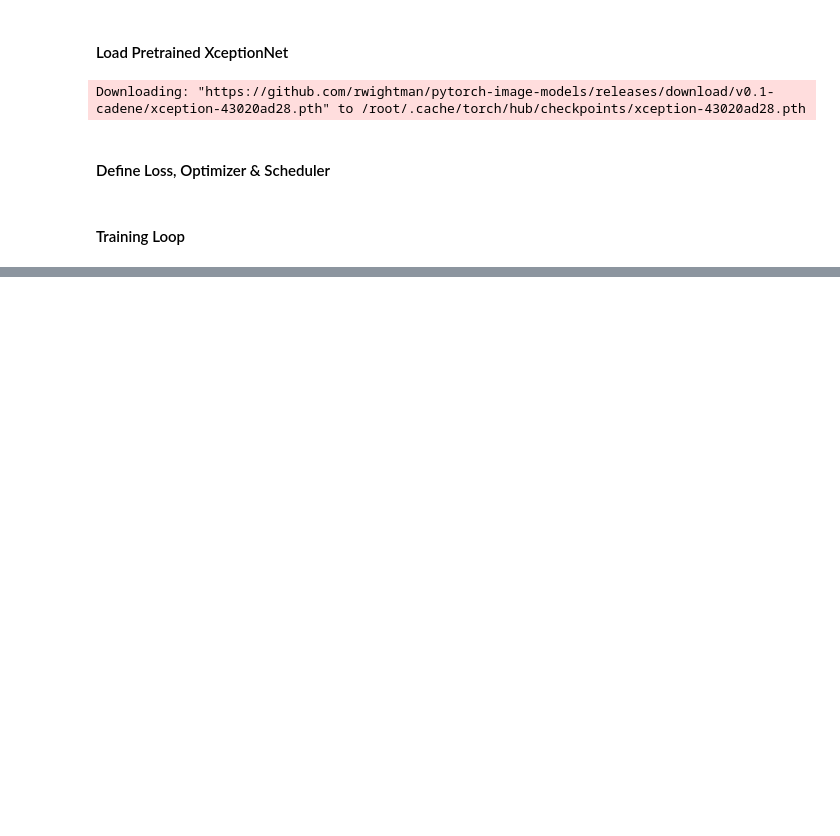
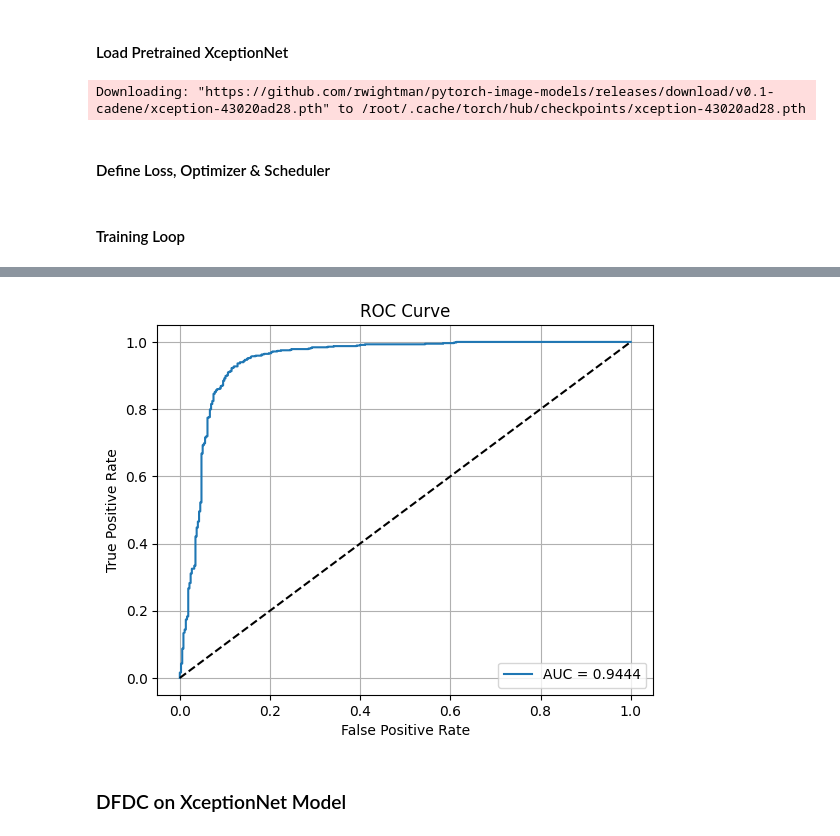
Before and after one commit to h-razu/deepfake-detection, a Jupyter notebook: deepfake_detection_notebook.ipynb, the cells around one changed output, grey strips where cells are left out. Drawn from its saved outputs; the diff is of its cells as text; code cells hidden in the pictures; blank space fills up the shorter version.

```diff
--- a/deepfake_detection_notebook.ipynb
+++ b/deepfake_detection_notebook.ipynb
@@ -1027,0 +1654,33 @@ Validation Accuracy: 0.9920
+# %%
+def plot_roc_curve(model, dataloader):
+    model.eval()
+    y_true, y_scores = [], []
+
+    with torch.no_grad():
+        for inputs, labels in dataloader:
+            inputs = inputs.to(device)
+            outputs = model(inputs)
+
+            # If outputs are logits of shape [batch_size, 2], use softmax and take class 1
+            probs = torch.softmax(outputs, dim=1)[:, 1]  # Get probability for class 1
+
+            y_scores.extend(probs.cpu().numpy())
+            y_true.extend(labels.cpu().numpy())
+
+    # Ensure y_true is 1D
+    y_true = np.array(y_true).flatten()
+
+    from sklearn.metrics import roc_curve, auc
+    fpr, tpr, _ = roc_curve(y_true, y_scores)
+    roc_auc = auc(fpr, tpr)
+
+    import matplotlib.pyplot as plt
+    plt.figure()
+    plt.plot(fpr, tpr, label=f"AUC = {roc_auc:.4f}")
+    plt.plot([0, 1], [0, 1], "k--")
+    plt.xlabel("False Positive Rate")
+    plt.ylabel("True Positive Rate")
+    plt.title("ROC Curve")
+    plt.legend(loc="lower right")
+    plt.grid(True)
+    plt.show()
@@ -1027,0 +1767,7 @@ Validation Accuracy: 0.9920
+# %%
+# ROC curve
+plot_roc_curve(xception_model, ff_test_loader)
+# %% [output]
+[figure, added]
+# %% [markdown]
+### DFDC on XceptionNet Model
```
Also changed, not shown: parts of 121 cells of this notebook.
